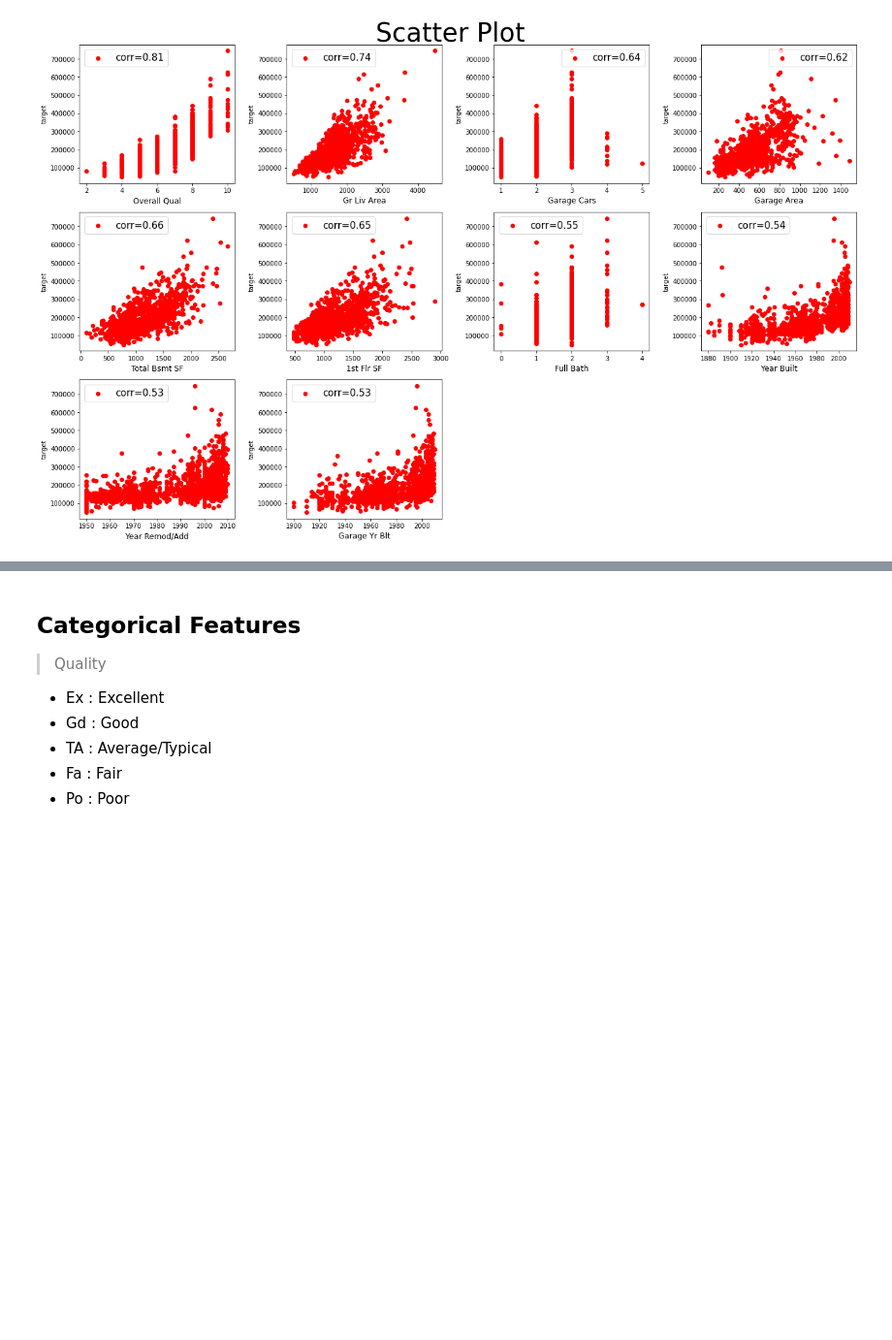
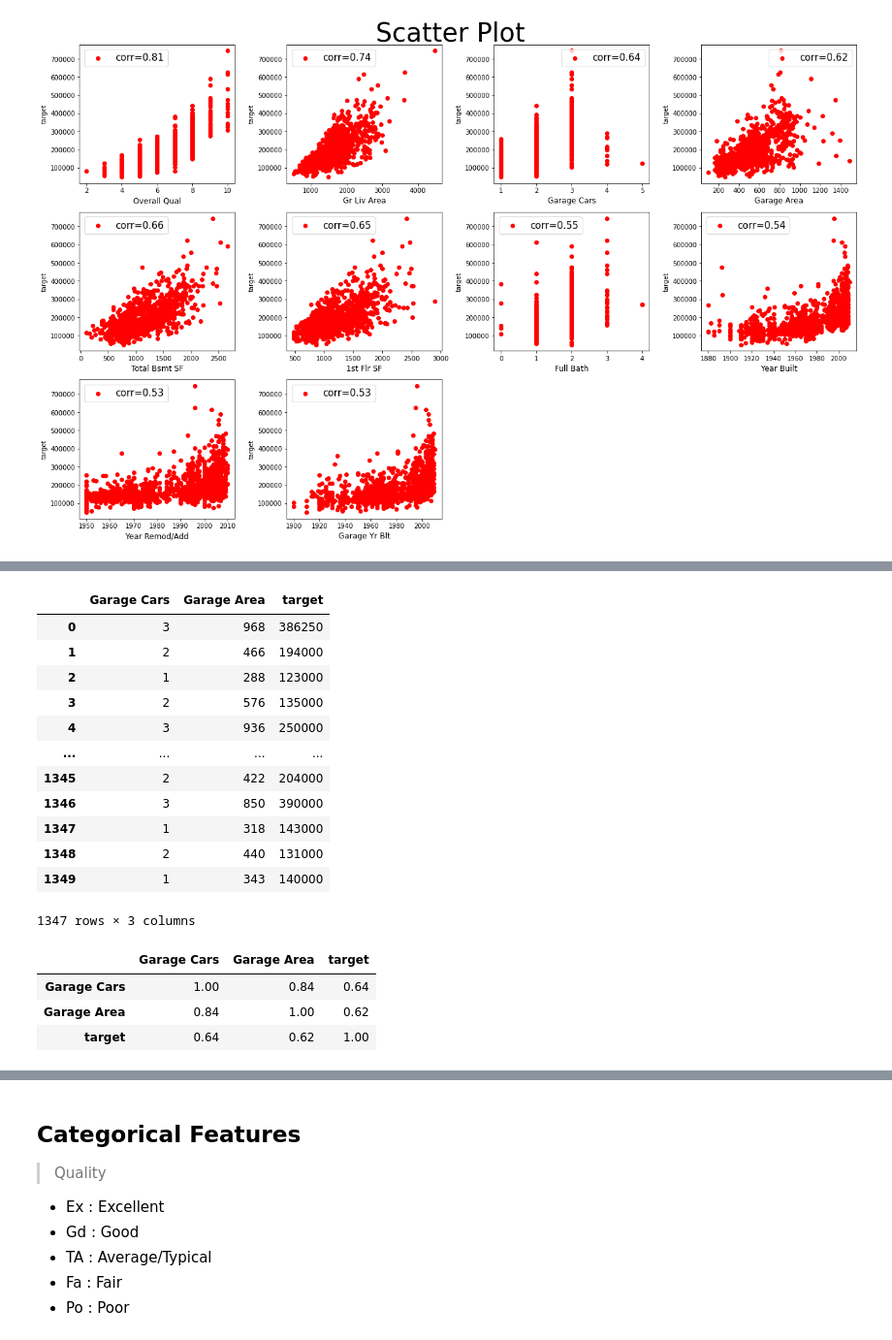
Before and after one commit to Park-taenam/DACON, a Jupyter notebook: HousePrices/HousePrices.ipynb, the cells around one changed output, grey strips where cells are left out. Shown at 97% size. Drawn from its saved outputs; the diff is of its cells as text; code cells hidden in the pictures; blank space fills up the shorter version.

```diff
--- a/HousePrices/HousePrices.ipynb
+++ b/HousePrices/HousePrices.ipynb
@@ -608,0 +667,23 @@ plt.show()
+# %%
+df_train.loc[:,['Garage Cars', 'Garage Area', 'target']]
+# %% [output]
+|  | Garage Cars | Garage Area | target |
+| 0 | 3 | 968 | 386250 |
+| 1 | 2 | 466 | 194000 |
+| 2 | 1 | 288 | 123000 |
+| 3 | 2 | 576 | 135000 |
+| 4 | 3 | 936 | 250000 |
+| ... | ... | ... | ... |
+| 1345 | 2 | 422 | 204000 |
+| 1346 | 3 | 850 | 390000 |
+| 1347 | 1 | 318 | 143000 |
+| 1348 | 2 | 440 | 131000 |
+| 1349 | 1 | 343 | 140000 |
+1347 rows × 3 columns
+# %%
+df_train.loc[:,['Garage Cars', 'Garage Area', 'target']].corr()
+# %% [output]
+|  | Garage Cars | Garage Area | target |
+| Garage Cars | 1.00 | 0.84 | 0.64 |
+| Garage Area | 0.84 | 1.00 | 0.62 |
+| target | 0.64 | 0.62 | 1.00 |
```
Also changed, not shown: parts of 31 cells of this notebook.
